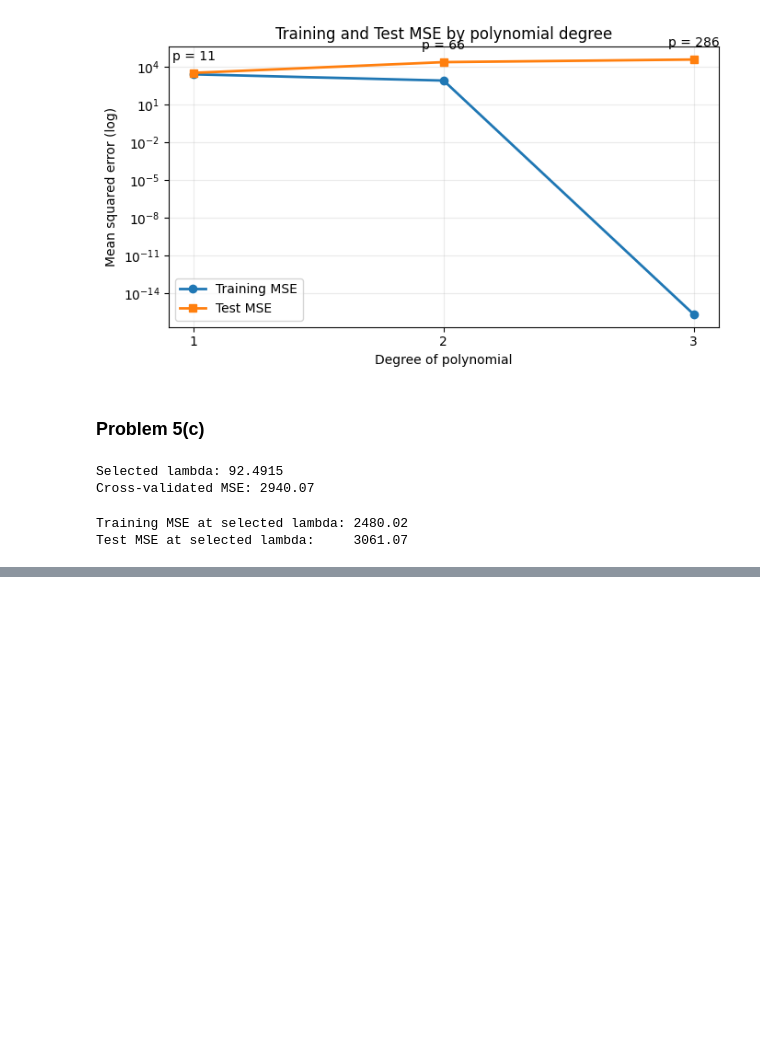
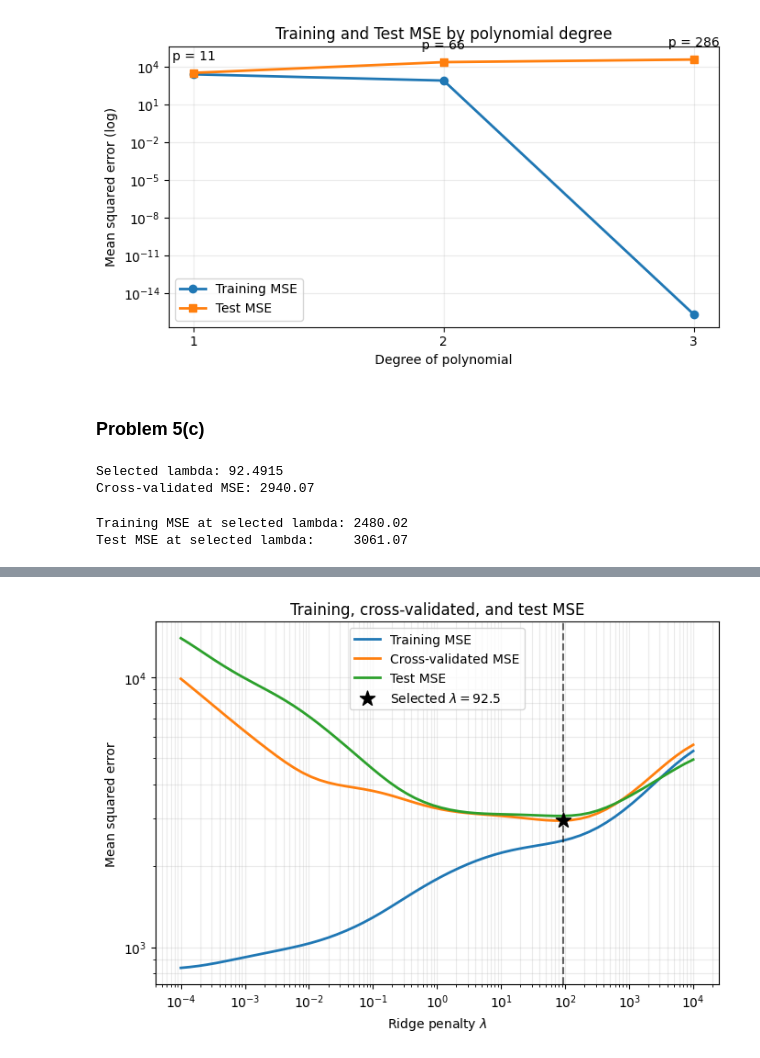
Before and after one commit to maxmartin40/Math-5750-Projects, a Jupyter notebook: Homework1.ipynb, the cells around one changed output, grey strips where cells are left out. Drawn from its saved outputs; the diff is of its cells as text; code cells hidden in the pictures; blank space fills up the shorter version.

Commit message:
Change figure

```diff
--- a/Homework1.ipynb
+++ b/Homework1.ipynb
@@ -291,0 +256,47 @@ plt.show()
+# %%
+test_mse = []
+
+for lam in lams:
+    model = make_pipeline(
+        PolynomialFeatures(degree=2),
+        StandardScaler(),
+        Ridge(alpha=lam)
+    )
+
+    model.fit(Xtr, ytr)
+    test_mse.append(
+        mean_squared_error(yte, model.predict(Xte))
+    )
+
+test_mse = np.array(test_mse)
+# %%
+fig, ax = plt.subplots(figsize=(7, 5))
+
+ax.plot(lams, train_mse, linewidth=2, label="Training MSE")
+ax.plot(lams, cv_mse, linewidth=2, label="Cross-validated MSE")
+ax.plot(lams, test_mse, linewidth=2, label="Test MSE")
+
+ax.scatter(
+    best_lam,
+    best_cv_mse,
+    color="black",
+    marker="*",
+    s=150,
+    zorder=3,
+    label=fr"Selected $\lambda={best_lam:.3g}$"
+)
+
+ax.axvline(best_lam, color="black", linestyle="--", alpha=0.6)
+
+ax.set_xscale("log")
+ax.set_yscale("log")
+ax.set_xlabel(r"Ridge penalty $\lambda$")
+ax.set_ylabel("Mean squared error")
+ax.set_title("Training, cross-validated, and test MSE")
+ax.grid(True, which="both", alpha=0.25)
+ax.legend()
+
+plt.tight_layout()
+plt.show()
+# %% [output]
+[figure, added]
```
Also changed, not shown: parts of 1 cell of this notebook.
